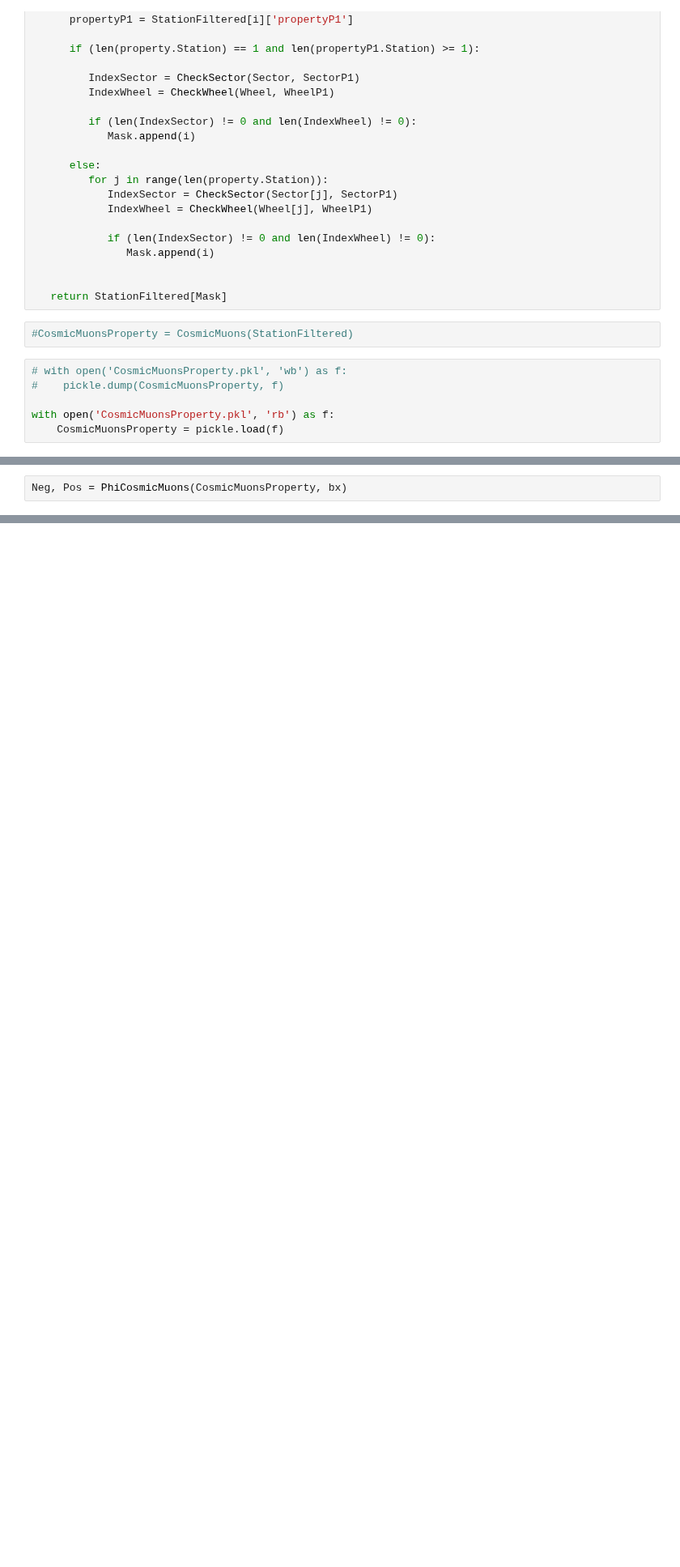
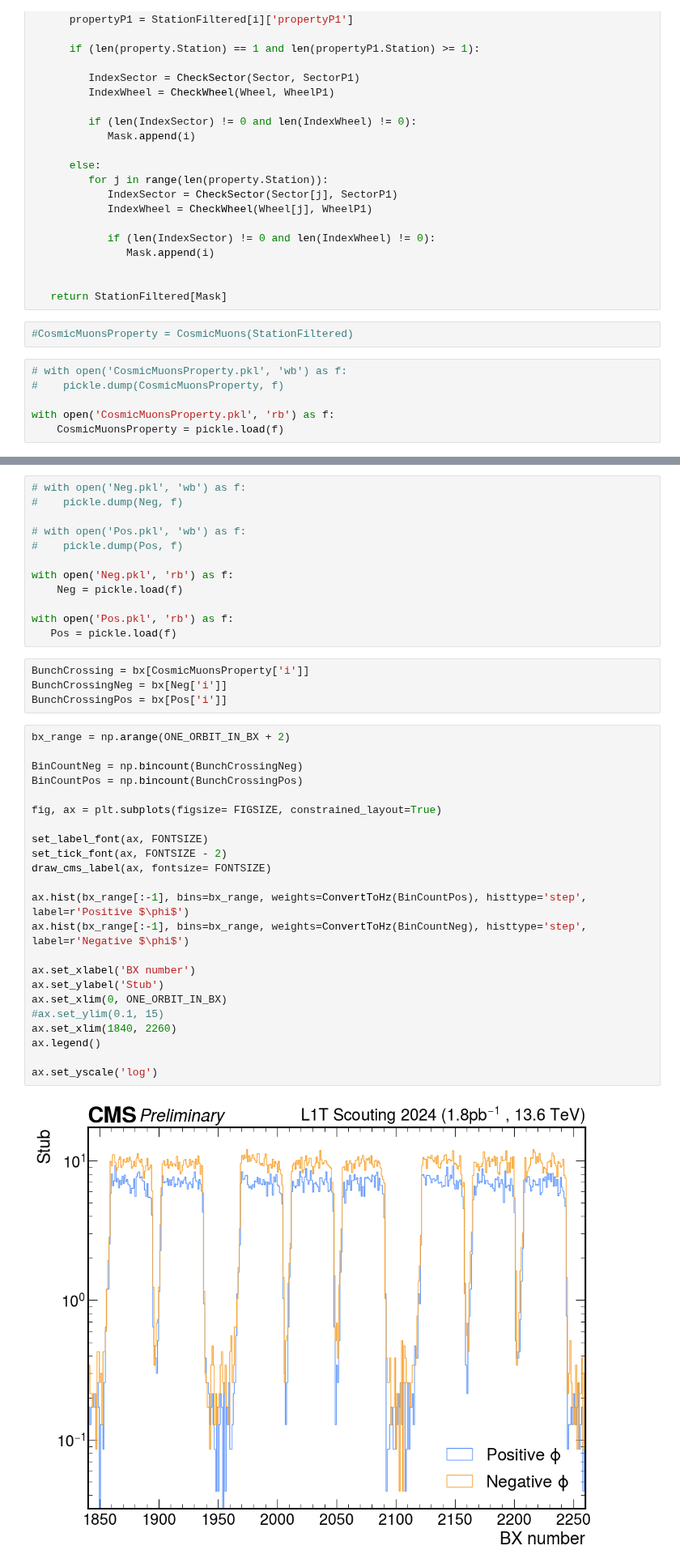
Before and after one commit to francescoreschio/Tesi-Triennale, a Jupyter notebook: Codice/HSCPStubs.ipynb, the cells around one changed output, grey strips where cells are left out. Shown at 81% size. Drawn from its saved outputs; the diff is of its cells as text; blank space fills up the shorter version.

```diff
--- a/Codice/HSCPStubs.ipynb
+++ b/Codice/HSCPStubs.ipynb
@@ -409,2 +321,0 @@ def PhiCosmicMuons(CosmicMuonsProperty, bx):
-# %%
-Neg, Pos = PhiCosmicMuons(CosmicMuonsProperty, bx)
@@ -412,0 +322,41 @@ KeyboardInterrupt:
+# %%
+# with open('Neg.pkl', 'wb') as f:
+#    pickle.dump(Neg, f)
+
+# with open('Pos.pkl', 'wb') as f:
+#    pickle.dump(Pos, f)
+
+with open('Neg.pkl', 'rb') as f:
+    Neg = pickle.load(f)
+
+with open('Pos.pkl', 'rb') as f:
+   Pos = pickle.load(f)
+# %%
+BunchCrossing = bx[CosmicMuonsProperty['i']]
+BunchCrossingNeg = bx[Neg['i']]
+BunchCrossingPos = bx[Pos['i']]
+# %%
+bx_range = np.arange(ONE_ORBIT_IN_BX + 2)
+
+BinCountNeg = np.bincount(BunchCrossingNeg)
+BinCountPos = np.bincount(BunchCrossingPos)
+
+fig, ax = plt.subplots(figsize= FIGSIZE, constrained_layout=True)
+
+set_label_font(ax, FONTSIZE)
+set_tick_font(ax, FONTSIZE - 2)
+draw_cms_label(ax, fontsize= FONTSIZE)
+
+ax.hist(bx_range[:-1], bins=bx_range, weights=ConvertToHz(BinCountPos), histtype='step', label=r'Positive $\phi$')
+ax.hist(bx_range[:-1], bins=bx_range, weights=ConvertToHz(BinCountNeg), histtype='step', label=r'Negative $\phi$')
+
+ax.set_xlabel('BX number')
+ax.set_ylabel('Stub')
+ax.set_xlim(0, ONE_ORBIT_IN_BX)
+#ax.set_ylim(0.1, 15)
+ax.set_xlim(1840, 2260)
+ax.legend()
+
+ax.set_yscale('log')
+# %% [output]
+[figure, added]
```
Also changed, not shown: parts of 16 cells of this notebook, 2 other files.
